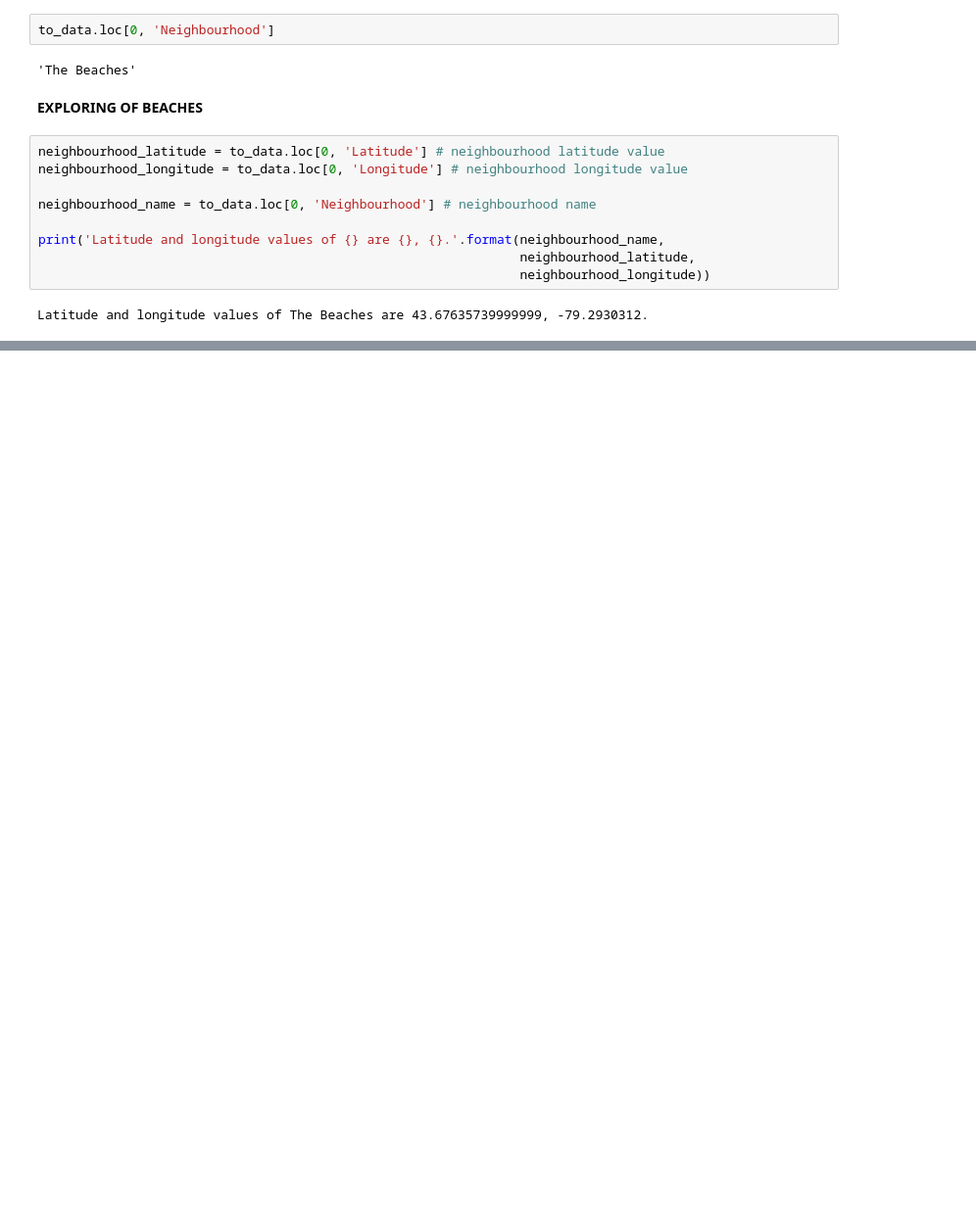
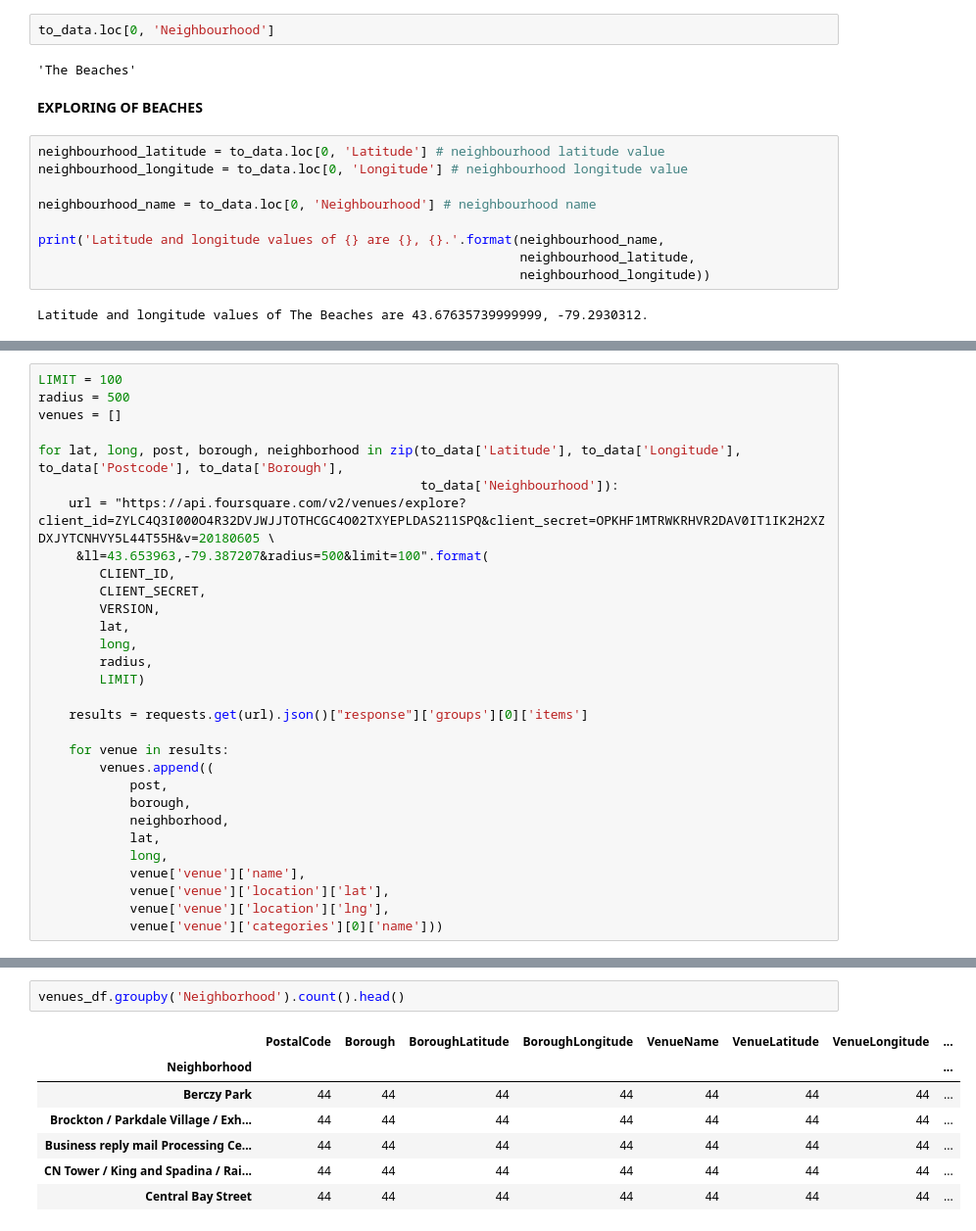
Before and after one commit to yukti-25/coursera_capstone_project, a Jupyter notebook: Segmenting n Clustering Neighborhoods in Toronto 3.ipynb, the cells around one changed output, grey strips where cells are left out. Shown at 98% size. Saved outputs shown, nothing was run; the diff lists cells and outputs as text; blank space fills up the shorter version.

```diff
--- a/Segmenting n Clustering Neighborhoods in Toronto 3.ipynb
+++ b/Segmenting n Clustering Neighborhoods in Toronto 3.ipynb
@@ -215,0 +201,30 @@ url
+# %%
+LIMIT = 100
+radius = 500
+venues = []
+
+for lat, long, post, borough, neighborhood in zip(to_data['Latitude'], to_data['Longitude'], to_data['Postcode'], to_data['Borough'],
+                                                  to_data['Neighbourhood']):
+    url = "https://api.foursquare.com/v2/venues/explore?client_id=ZYLC4Q3I000O4R32DVJWJJTOTHCGC4O02TXYEPLDAS211SPQ&client_secret=OPKHF1MTRWKRHVR2DAV0IT1IK2H2XZDXJYTCNHVY5L44T55H&v=20180605 \
+     &ll=43.653963,-79.387207&radius=500&limit=100".format(
+        CLIENT_ID,
+        CLIENT_SECRET,
+        VERSION,
+        lat,
+        long,
+        radius,
+        LIMIT)
+
+    results = requests.get(url).json()["response"]['groups'][0]['items']
+
+    for venue in results:
+        venues.append((
+            post,
+            borough,
+            neighborhood,
+            lat,
+            long,
+            venue['venue']['name'],
+            venue['venue']['location']['lat'],
+            venue['venue']['location']['lng'],
+            venue['venue']['categories'][0]['name']))
@@ -215,0 +249,10 @@ url
+# %%
+venues_df.groupby('Neighborhood').count().head()
+# %% [output]
+|  | PostalCode | Borough | BoroughLatitude | BoroughLongitude | VenueName | VenueLatitude | VenueLongitude | ... |
+| Neighborhood |  |  |  |  |  |  |  | ... |
+| Berczy Park | 44 | 44 | 44 | 44 | 44 | 44 | 44 | ... |
+| Brockton / Parkdale Village / Exh... | 44 | 44 | 44 | 44 | 44 | 44 | 44 | ... |
+| Business reply mail Processing Ce... | 44 | 44 | 44 | 44 | 44 | 44 | 44 | ... |
+| CN Tower / King and Spadina / Rai... | 44 | 44 | 44 | 44 | 44 | 44 | 44 | ... |
+| Central Bay Street | 44 | 44 | 44 | 44 | 44 | 44 | 44 | ... |
```
Also changed, not shown: parts of 17 cells of this notebook.
